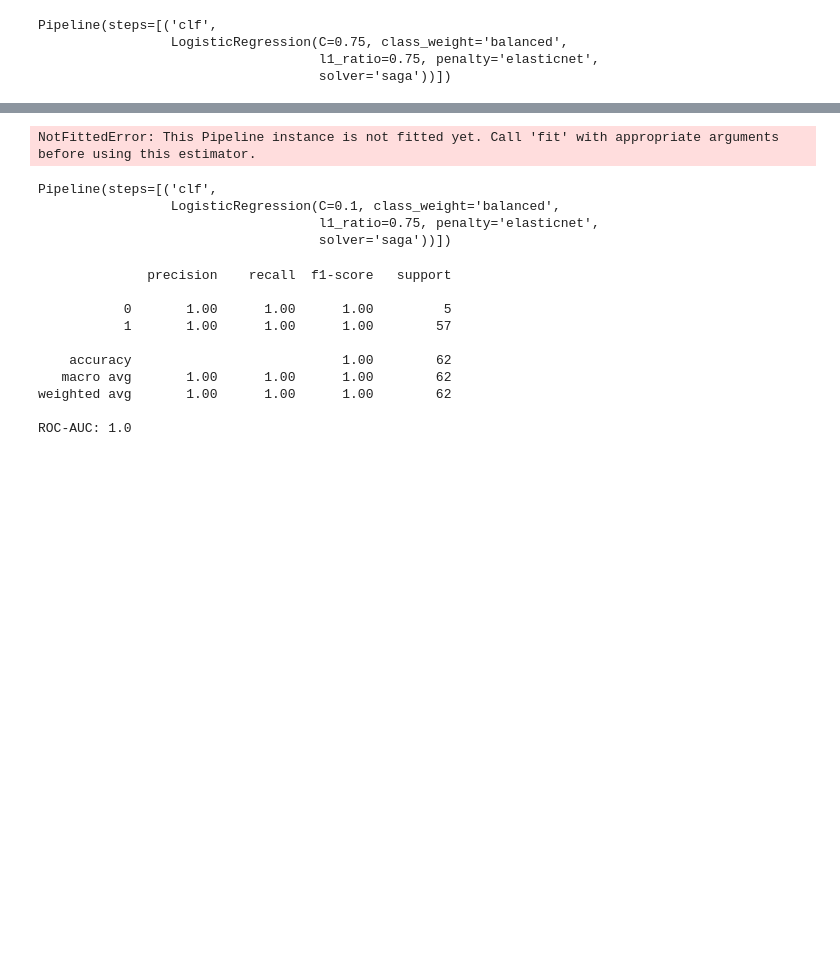
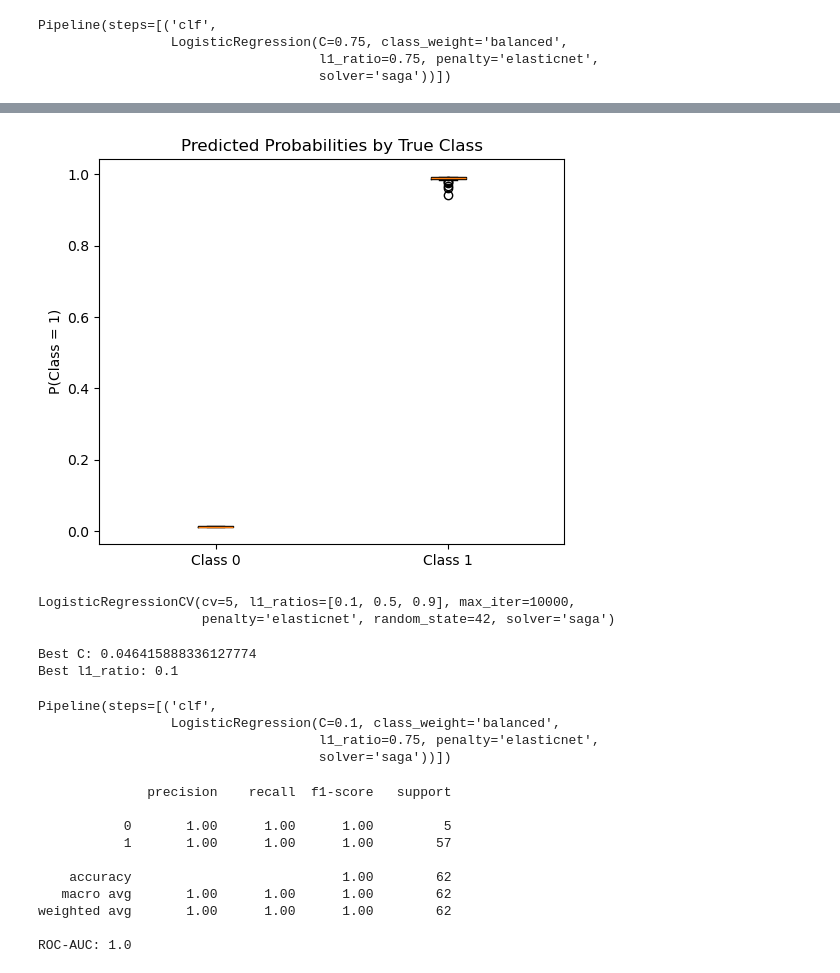
Before and after one commit to ink-github/KIRC_medbioinfo2026, a Jupyter notebook: data_concatenated.ipynb, the cells around one changed output, grey strips where cells are left out. Drawn from its saved outputs; the diff is of its cells as text; code cells hidden in the pictures; blank space fills up the shorter version.

```diff
--- a/data_concatenated.ipynb
+++ b/data_concatenated.ipynb
@@ -426,3 +444,16 @@ X_train, X_test, y_train, y_test = train_test_split(
     stratify=y,
     random_state=42
 )
+# %%
+# Perform hyperparameter tuning C  values and l1_ratio
+from sklearn.linear_model import LogisticRegressionCV
+logreg_cv = LogisticRegressionCV(
+    Cs=10,
+    cv=5,
+    penalty='elasticnet',
+    solver='saga',
+    l1_ratios=[0.1, 0.5, 0.9],
+    max_iter=10000,
+    random_state=42
+)
+logreg_cv.fit(X_train, y_train)
@@ -482,19 +553,18 @@ AttributeError: 'LogisticRegression' object has no attribute 'coef_'
 # %%
 probs = pipeline.predict_proba(X_test)[:, 1]
 
-plt.figure(figsize=(3, 2))
-
+plt.figure(figsize=(6, 5))
 plt.boxplot(
     [probs[y_test == 0], probs[y_test == 1]],
     labels=["Class 0", "Class 1"],
     showfliers=True
 )
 
 plt.title("Predicted Probabilities by True Class")
 plt.ylabel("P(Class = 1)")
 plt.show()
 # %% [output]
-NotFittedError: This Pipeline instance is not fitted yet. Call 'fit' with appropriate arguments before using this estimator.
+[figure, added]
 # %%
 # CNV + METHYLATION + RNA
 
@@ -541,6 +611,32 @@ X_train, X_test, y_train, y_test = train_test_split(
     stratify=y,
     random_state=42
 )
+# %%
+# Perform hyperparameter tuning C  values and l1_ratio
+from sklearn.linear_model import LogisticRegressionCV
+logreg_cv = LogisticRegressionCV(
+    Cs=10,
+    cv=5,
+    penalty='elasticnet',
+    solver='saga',
+    l1_ratios=[0.1, 0.5, 0.9],
+    max_iter=10000,
+    random_state=42
+)
+logreg_cv.fit(X_train, y_train)
+# %% [output]
+LogisticRegressionCV(cv=5, l1_ratios=[0.1, 0.5, 0.9], max_iter=10000,
+                     penalty='elasticnet', random_state=42, solver='saga')
+# %%
+# Visualize the best C and l1_ratio
+best_C = logreg_cv.C_[0]
+best_l1_ratio = logreg_cv.l1_ratio_[0]
+
+print(f"Best C: {best_C}")
+print(f"Best l1_ratio: {best_l1_ratio}")
+# %% [output]
+Best C: 0.046415888336127774
+Best l1_ratio: 0.1
 # %%
 # Set up the pipeline
 from sklearn.pipeline import Pipeline
```
Also changed, not shown: parts of 11 cells of this notebook.
